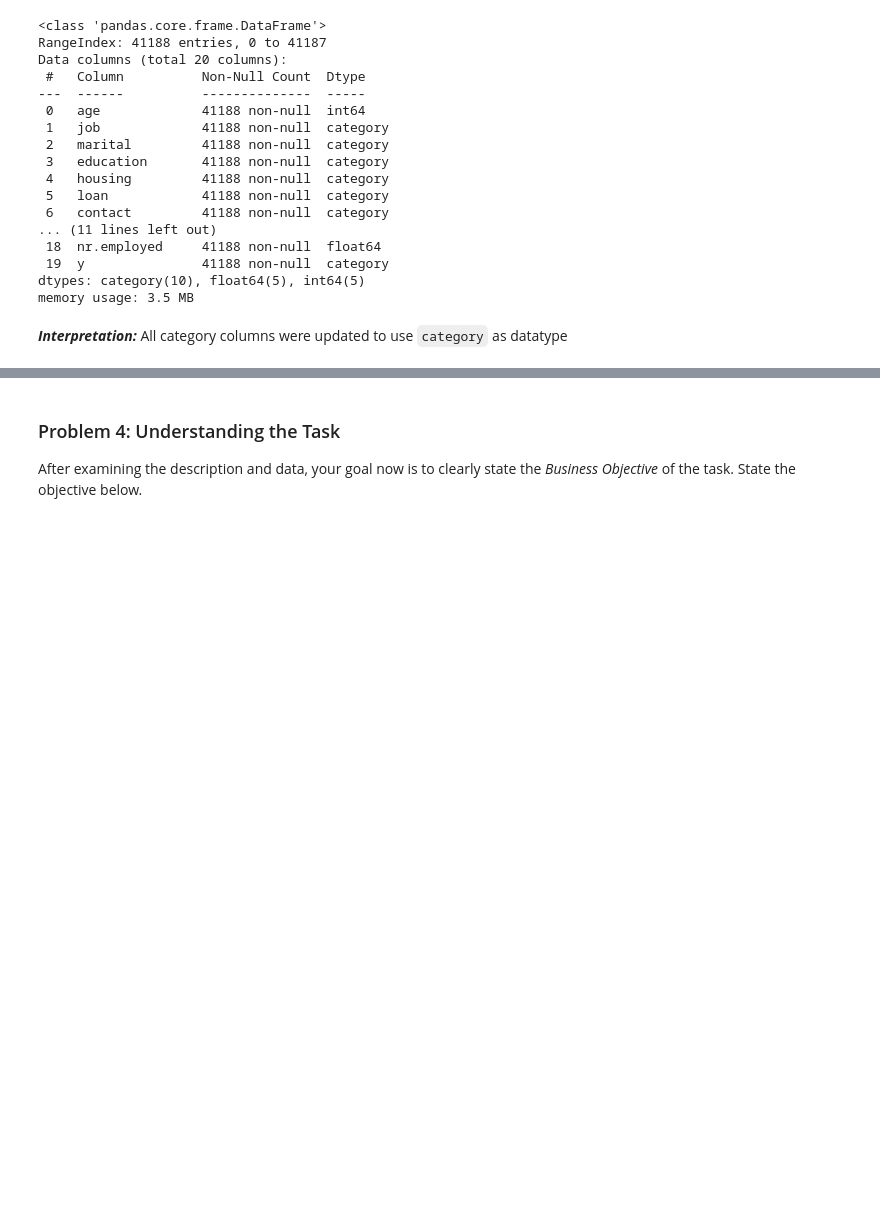
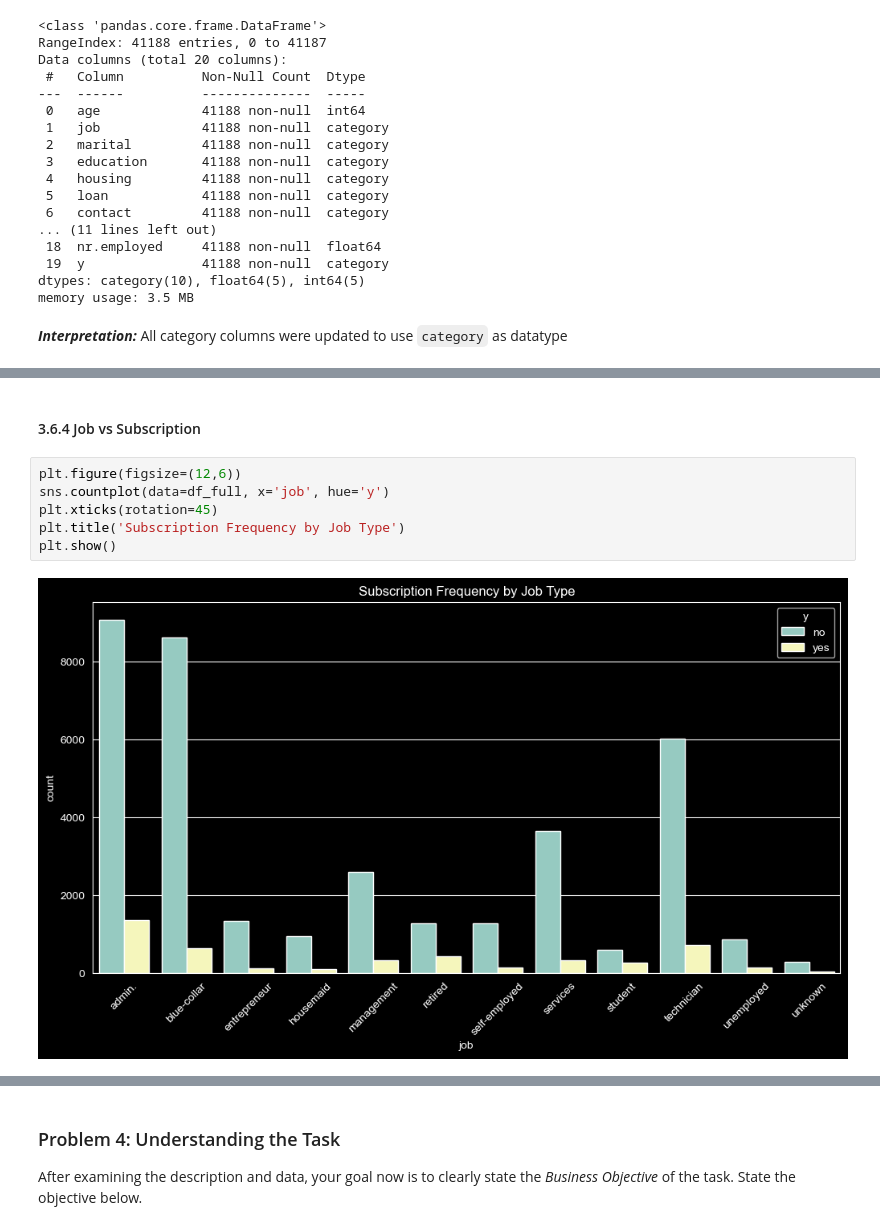
Before and after one commit to weslylaboy/classifiers-performance-comparison, a Jupyter notebook: prompt_III.ipynb, the cells around one changed output, grey strips where cells are left out. Drawn from its saved outputs; the diff is of its cells as text; blank space fills up the shorter version.

```diff
--- a/prompt_III.ipynb
+++ b/prompt_III.ipynb
@@ -259,0 +307,10 @@ memory usage: 3.5 MB
+# %% [markdown]
+#### 3.6.4 Job vs Subscription
+# %%
+plt.figure(figsize=(12,6))
+sns.countplot(data=df_full, x='job', hue='y')
+plt.xticks(rotation=45)
+plt.title('Subscription Frequency by Job Type')
+plt.show()
+# %% [output]
+[figure, added]
```
Also changed, not shown: parts of 14 cells of this notebook, 1 other file.
